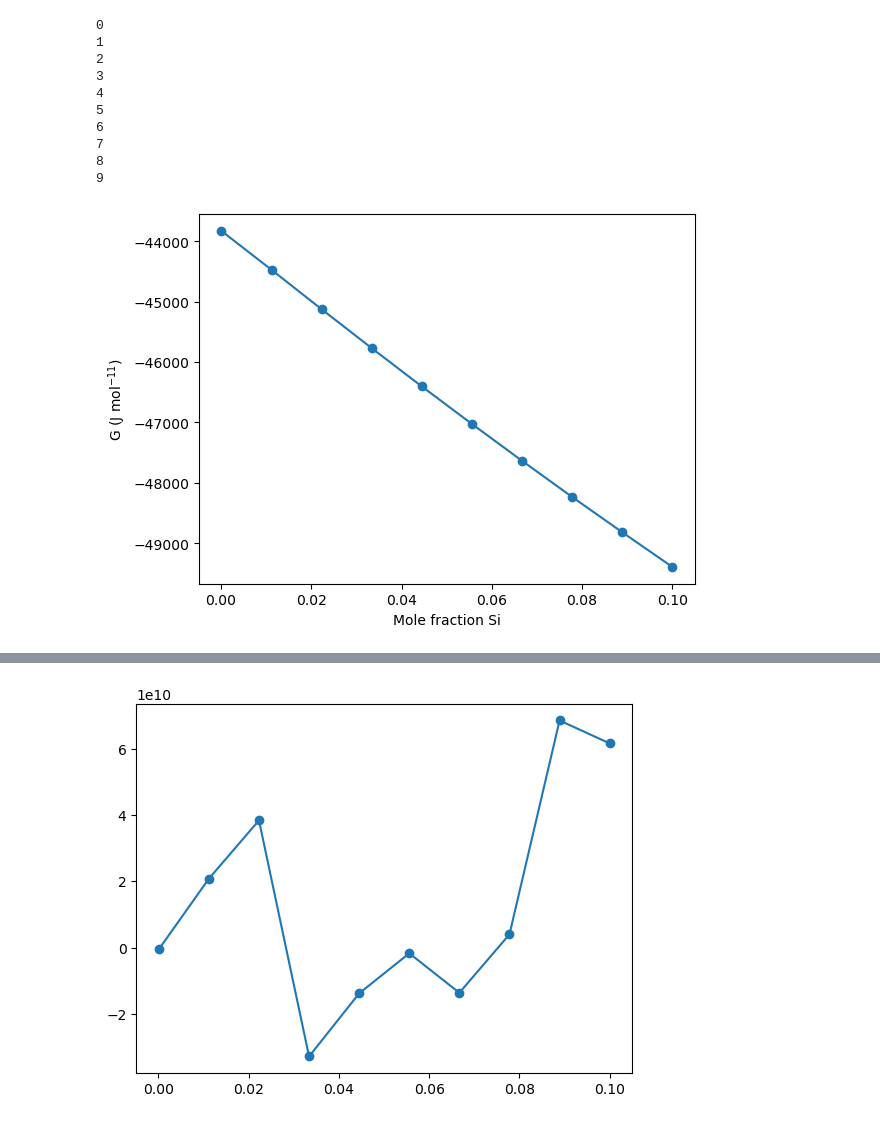
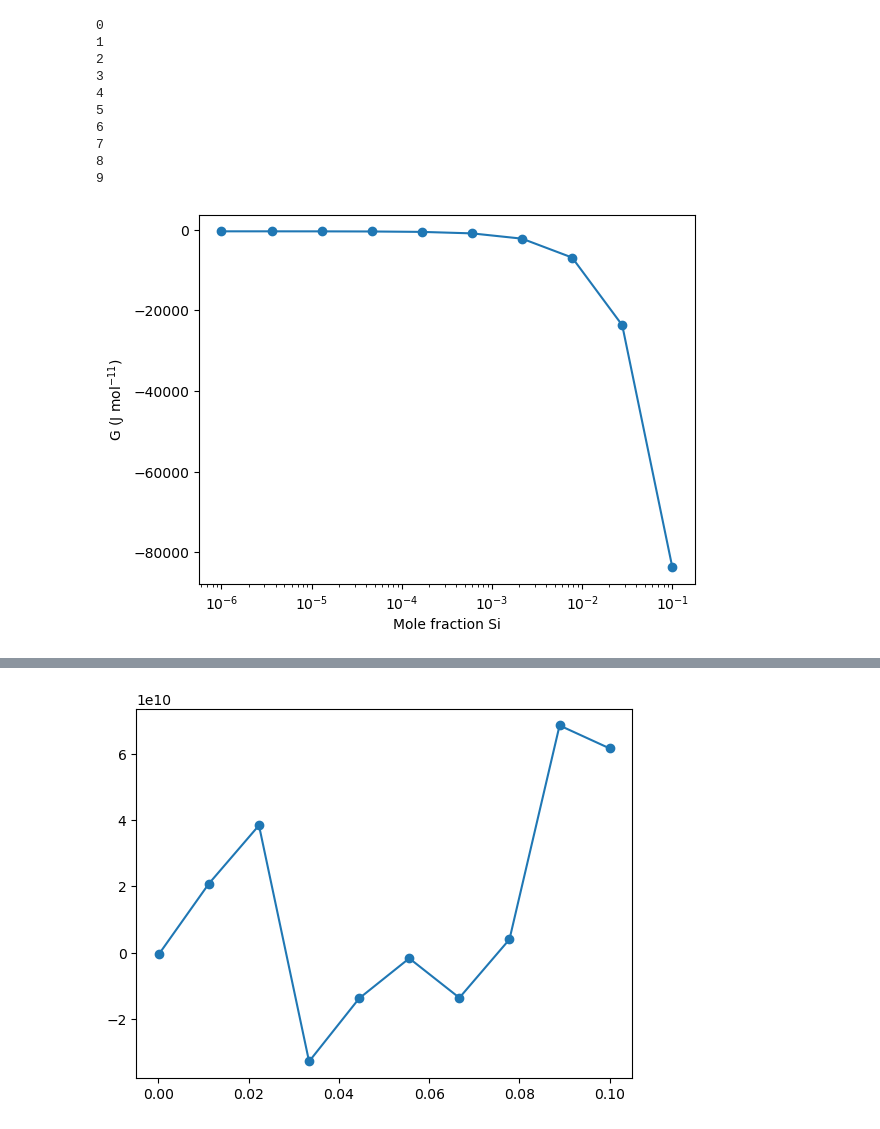
Before and after one commit to simonwmatthews/pyDEW, a Jupyter notebook: dev_notebooks/DEWFluid_test.ipynb, the cells around one changed output, grey strips where cells are left out. Saved outputs shown, nothing was run; the diff lists cells and outputs as text; code cells hidden in the pictures.

```diff
--- a/dev_notebooks/DEWFluid_test.ipynb
+++ b/dev_notebooks/DEWFluid_test.ipynb
@@ -168,18 +75,24 @@ plt.show()
 ## Testing the first derivative
 Testing the derivative is slightly less straightforward. Ideally we want to be able to plot a free energy curve as a reference point for the general behaviour of the derivative, in addition to checking the derivative is smooth. Smoothness is important as this will be controlled by the precision of the calculation and the precision of the output file. The derivatives are controlled by variations in a single component, e.g. Cl.
 # %%
-Si_fractions = np.linspace(0.0001,0.1,10)
+Si_fractions = np.logspace(-6,-1,10)
 
 mol_fractions = list()
 
+t=573
+p=10000
+
+mu_si = np.zeros(10)
+molality_si = np.zeros(10)
+
 for i in range(np.shape(Si_fractions)[0]):
     mols = np.zeros(len(elements))
-    mols[0] = 6 + Si_fractions[i]*4
-    mols[1] = 3 + Si_fractions[i]*4
-    mols[2] = Si_fractions[i]
+    mols[0] = 1
+    mols[1] = Si_fractions[i]
+    mols[2] = 0.001
     mols[3] = 0.001
-    mols[4] = 0.001
-    mols = mols/np.sum(mols)
+    mols[4] = 0.0
+    # mols = mols/np.sum(mols)
     mol_fractions.append(mols)
 
 free_energies = []
@@ -189,17 +102,21 @@ d2gdn2 = np.zeros([np.shape(Si_fractions)[0],len(elements),len(elements)])
 
 for i in range(np.shape(Si_fractions)[0]):
     print(i)
-    try:
-        free_energies.append(DEWFluid.gibbs_energy(573,10000,mol=mol_fractions[i]))
-    except:
-        free_energies.append(np.nan)
+    # try:
+    free_energies.append(DEWFluid.gibbs_energy(573,10000,mol=mol_fractions[i]))
 
-    dgdn[i,:] = DEWFluid.gibbs_energy(573,10000,mol=mol_fractions[i],deriv={'dmol':1})
+    output = pyDEW.output.eq3output('eq_working/output')
 
-    try:
-        d2gdn2[i,:,:] = DEWFluid.gibbs_energy(573,10000,mol=mol_fractions[i],deriv={'dmol':2})
-    except:
-        pass
+    molality_si[i] = output.basis_species_comp[output.basis_species_comp.species=='H4SIO4'].molality
+    # except:
+    #     free_energies.append(np.nan)
+
+    dgdn[i,:] = DEWFluid.gibbs_energy(t, p, mol=mol_fractions[i],deriv={'dmol':1})
+
+    # try:
+    # d2gdn2[i,:,:] = DEWFluid.gibbs_energy(t, p, mol=mol_fractions[i],deriv={'dmol':2})
+    # except:
+    #     pass
 # %% [output]
 0
 1
@@ -214,9 +131,9 @@ for i in range(np.shape(Si_fractions)[0]):
 # %%
 f,a = plt.subplots()
 a.plot(Si_fractions, free_energies, marker='o')
-# a.set_xscale('log')
+a.set_xscale('log')
 a.set_ylabel(r'G (J mol$^{-11}$)')
 a.set_xlabel('Mole fraction Si')
 plt.show()
 # %% [output]
-[figure, old version]
+[figure, new version]
```
Also changed, not shown: parts of 51 cells of this notebook, 5 other files.
